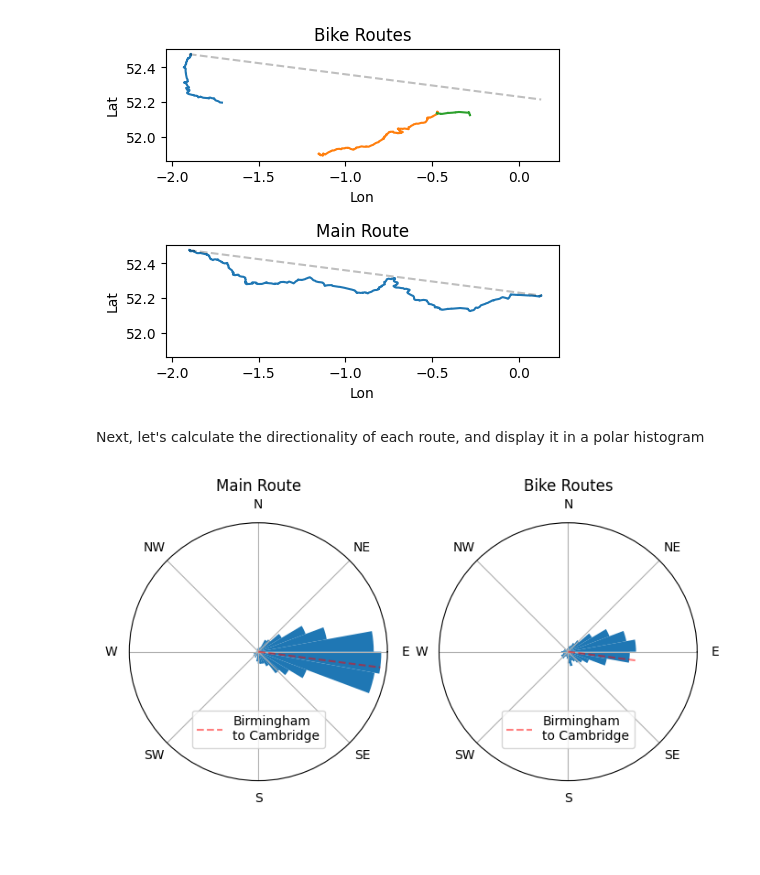
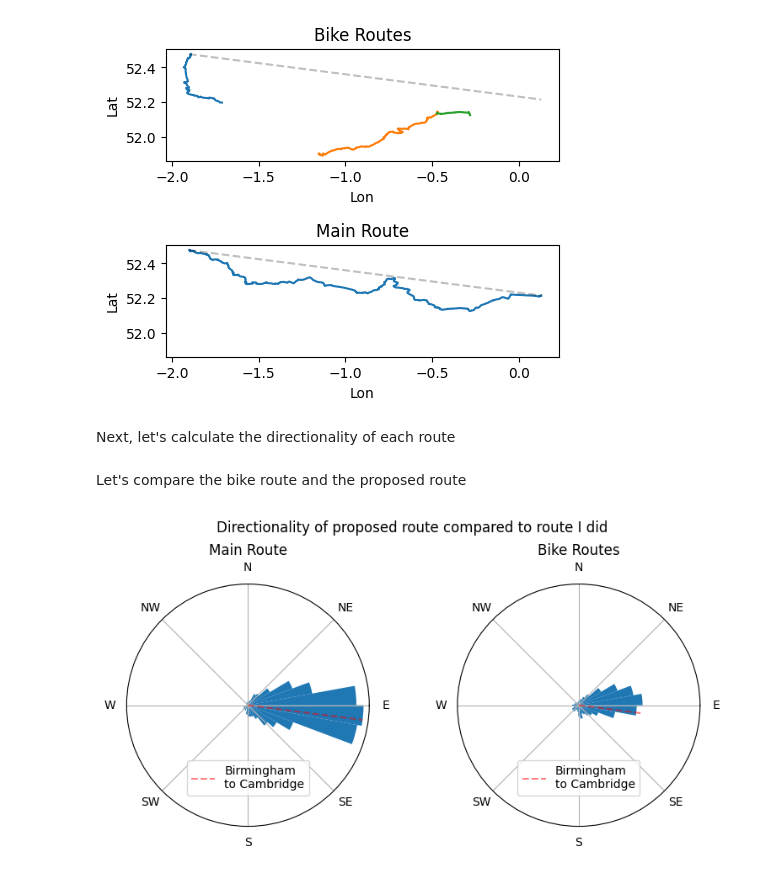
Before and after one commit to alifeee/blogtest, a Jupyter notebook: bike-to-cambridge/src/directionality.ipynb, the cells around one changed output. Cells and saved outputs as stored; diff of their text form; code cells hidden in the pictures; blank space fills up the shorter version.

Commit message:
add some more directionality graphs and data

```diff
--- a/bike-to-cambridge/src/directionality.ipynb
+++ b/bike-to-cambridge/src/directionality.ipynb
@@ -66,7 +67,7 @@ plt.show()
 # %% [output]
 [figure]
 # %% [markdown]
-Next, let's calculate the directionality of each route, and display it in a polar histogram
+Next, let's calculate the directionality of each route
 # %%
 def coordinates_to_vectors(longs: numpy.ndarray[float], lats: numpy.ndarray[float]):
     """Returns the vectors between points in two lists of coordinates.
@@ -121,26 +122,30 @@ done_vectors = numpy.concatenate(
 proposed_vectors = coordinates_to_vectors(*proposed_coords)
 CAMBRIDGE_VECTOR = numpy.array(
     CAMBRIDGE_COORDS) - numpy.array(BIRMINGHAM_COORDS)
-
-fig = plt.figure(figsize=(8, 4))
-ax1 = fig.add_subplot(121, projection='polar')
-ax2 = fig.add_subplot(122, projection='polar', sharex=ax1, sharey=ax1)
-
-for ax, vectors in zip([ax1, ax2],
-                       [proposed_vectors, done_vectors]):
-    bin_centers, bins, bin_width = vectors_to_histogram(vectors)
-    ax.bar(bin_centers, bins, width=bin_width)
-    CAMBRIDGE_ANGLE = numpy.arctan2(CAMBRIDGE_VECTOR[1], CAMBRIDGE_VECTOR[0])
-    ax.vlines(CAMBRIDGE_ANGLE, 0, 1 * max(bins),
-              color='r', linestyle='--', alpha=0.5, label='Birmingham\nto Cambridge')
-    ax.set_xticks(numpy.linspace(0, 2 * numpy.pi, 8, endpoint=False))
-    ax.set_xticklabels(['E', 'NE', 'N', 'NW', 'W', 'SW', 'S', 'SE'])
-    ax.set_yticks([])
-    ax.legend(bbox_to_anchor=(0.5, 0.2), loc="center")
-
-ax1.set_title('Main Route')
-ax2.set_title('Bike Routes')
-plt.subplots_adjust(hspace=0.75)
-plt.show()
-# %% [output]
-[figure, removed]
+# %% [markdown]
+Let's compare the bike route and the proposed route
+# %%
+
+fig = plt.figure(figsize=(8, 4))
+ax1 = fig.add_subplot(121, projection='polar')
+ax2 = fig.add_subplot(122, projection='polar', sharex=ax1, sharey=ax1)
+
+for ax, vectors in zip([ax1, ax2],
+                       [proposed_vectors, done_vectors]):
+    bin_centers, bins, bin_width = vectors_to_histogram(vectors)
+    ax.bar(bin_centers, bins, width=bin_width)
+    CAMBRIDGE_ANGLE = numpy.arctan2(CAMBRIDGE_VECTOR[1], CAMBRIDGE_VECTOR[0])
+    ax.vlines(CAMBRIDGE_ANGLE, 0, 1 * max(bins),
+              color='r', linestyle='--', alpha=0.5, label='Birmingham\nto Cambridge')
+    ax.set_xticks(numpy.linspace(0, 2 * numpy.pi, 8, endpoint=False))
+    ax.set_xticklabels(['E', 'NE', 'N', 'NW', 'W', 'SW', 'S', 'SE'])
+    ax.set_yticks([])
+    ax.legend(bbox_to_anchor=(0.5, 0.2), loc="center")
+
+ax1.set_title('Main Route')
+ax2.set_title('Bike Routes')
+plt.suptitle('Directionality of proposed route compared to route I did')
+plt.tight_layout()
+plt.show()
+# %% [output]
+[figure, added]
```
Also changed, not shown: parts of 8 cells of this notebook, 1 other file.
